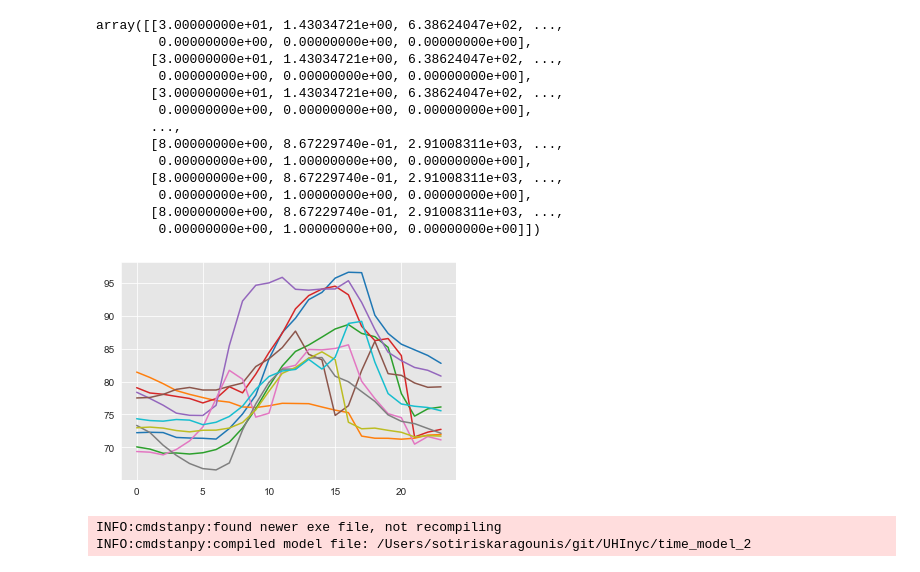
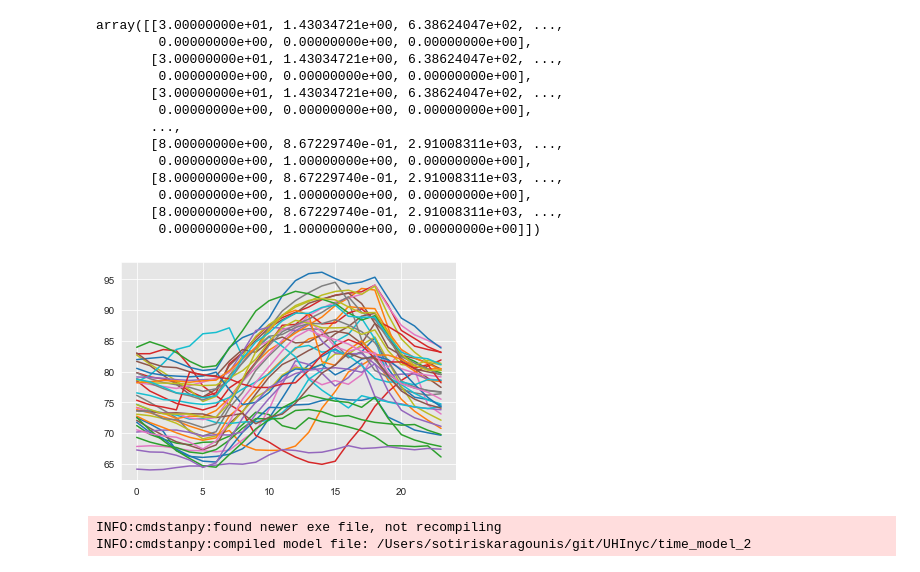
Before and after one commit to skaragou/UHInyc, a Jupyter notebook: time_sensitive_model.ipynb, the cells around one changed output. Saved outputs shown, nothing was run; the diff lists cells and outputs as text; code cells hidden in the pictures.

```diff
--- a/time_sensitive_model.ipynb
+++ b/time_sensitive_model.ipynb
@@ -129,11 +129,10 @@ array([[3.00000000e+01, 1.43034721e+00, 6.38624047e+02, ...,
        [8.00000000e+00, 8.67229740e-01, 2.91008311e+03, ...,
         0.00000000e+00, 1.00000000e+00, 0.00000000e+00]])
 # %%
-l = random.sample(list(np.where(X[:,6])[0]),10)
-for i in l:
+for i in range(10,50):
     sns.lineplot(x=range(24),y=y[i,:])
 # %% [output]
-[figure, old version]
+[figure, new version]
 # %%
 N = y.shape[0]
 X_new_size = 5000
```
Also changed, not shown: parts of 1 cell of this notebook, 19 other files.
